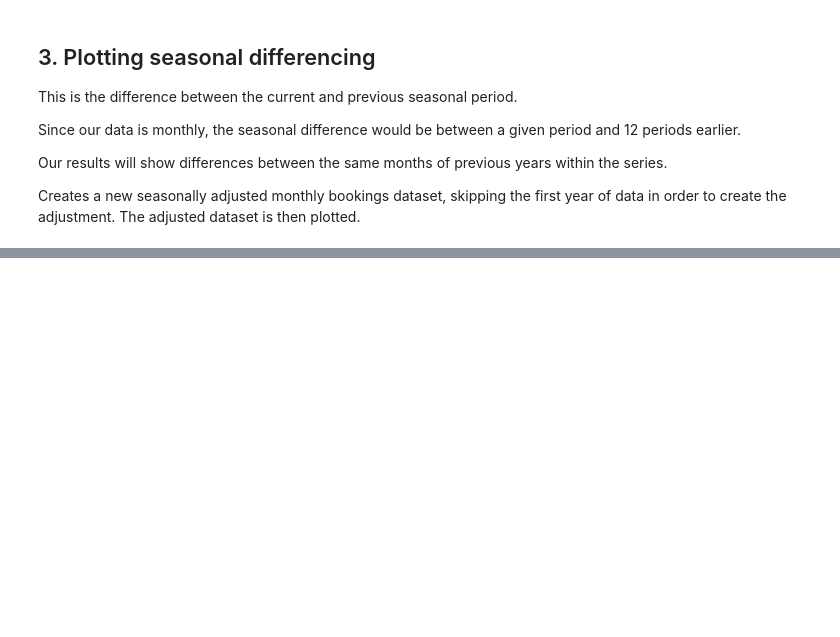
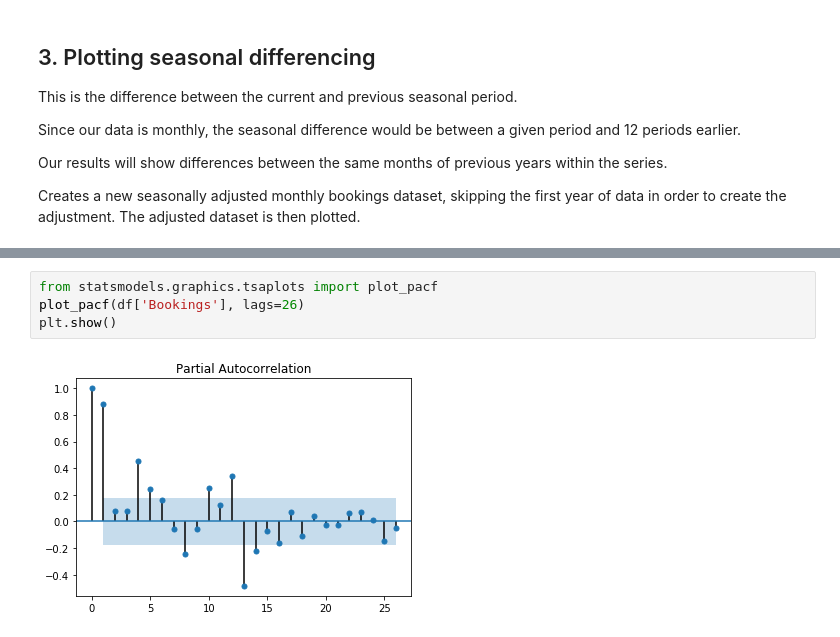
Before and after one commit to kairosart/Audacity-Course-Time-Series-Forecasting, a Jupyter notebook: Seasonal Differencing/Seasonal_differencing.ipynb, the cells around one changed output, grey strips where cells are left out. Cells and saved outputs as stored; diff of their text form; blank space fills up the shorter version.

```diff
--- a/Seasonal Differencing/Seasonal_differencing.ipynb
+++ b/Seasonal Differencing/Seasonal_differencing.ipynb
@@ -90,0 +88,6 @@ Name: Bookings, Length: 120, dtype: float64
+# %%
+from statsmodels.graphics.tsaplots import plot_pacf
+plot_pacf(df['Bookings'], lags=26)
+plt.show()
+# %% [output]
+[figure, added]
```
Also changed, not shown: parts of 4 cells of this notebook, 2 other files.
